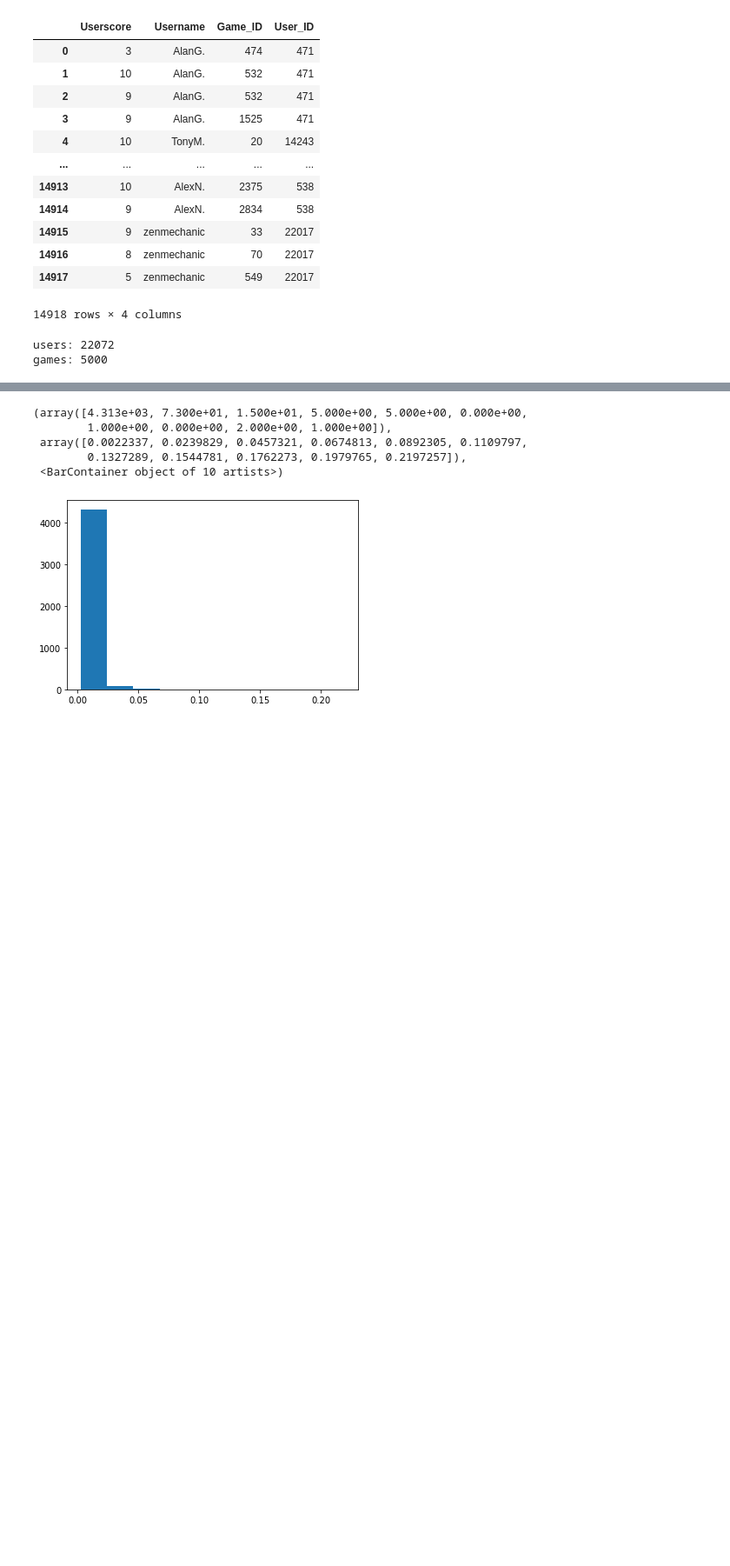
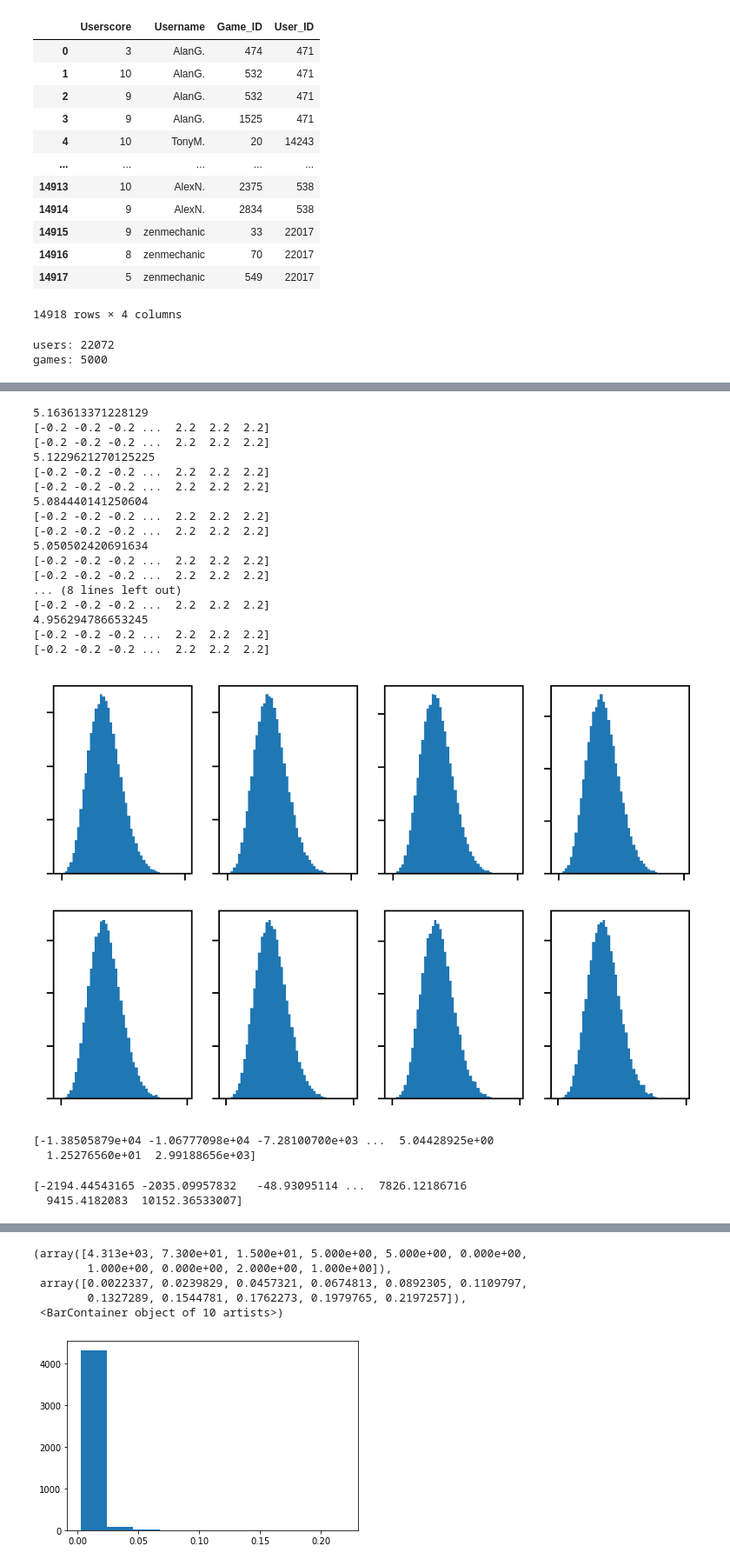
Before and after one commit to psaunderualberta/466_Group_Project, a Jupyter notebook: embeddings2.ipynb, the cells around one changed output, grey strips where cells are left out. Shown at 87% size. Saved outputs shown, nothing was run; the diff lists cells and outputs as text; code cells hidden in the pictures; blank space fills up the shorter version.

```diff
--- a/embeddings2.ipynb
+++ b/embeddings2.ipynb
@@ -365,0 +457,41 @@ model.train(ei_train, alpha=alpha, cycles=cycles)
+# %%
+fig, axs = plt.subplots(2, 4, dpi=180)
+
+e = Embeddings(embed_dim, n_users, n_games, n_range, seed)
+model = EmbeddingMatricesModel(e)
+for i, ax in enumerate(axs.flat):
+    model.train(ei_train, alpha=0.1, n_range=n_range, cycles=1, constraint=True)
+
+    #ax.set(xlabel='x-label', ylabel='y-label')
+    ax.hist(e.calc_preds(ei_train), bins=50)
+    ax.set_yticklabels([])
+    ax.set_xticklabels([])
+# %% [output]
+5.163613371228129
+[-0.2 -0.2 -0.2 ...  2.2  2.2  2.2]
+[-0.2 -0.2 -0.2 ...  2.2  2.2  2.2]
+5.1229621270125225
+[-0.2 -0.2 -0.2 ...  2.2  2.2  2.2]
+[-0.2 -0.2 -0.2 ...  2.2  2.2  2.2]
+5.084440141250604
+[-0.2 -0.2 -0.2 ...  2.2  2.2  2.2]
+[-0.2 -0.2 -0.2 ...  2.2  2.2  2.2]
+5.050502420691634
+[-0.2 -0.2 -0.2 ...  2.2  2.2  2.2]
+[-0.2 -0.2 -0.2 ...  2.2  2.2  2.2]
+... (8 lines left out)
+[-0.2 -0.2 -0.2 ...  2.2  2.2  2.2]
+4.956294786653245
+[-0.2 -0.2 -0.2 ...  2.2  2.2  2.2]
+[-0.2 -0.2 -0.2 ...  2.2  2.2  2.2]
+[figure, added]
+# %%
+print(np.sort(np.ravel(e.embed_games)))
+# %% [output]
+[-1.38505879e+04 -1.06777098e+04 -7.28100700e+03 ...  5.04428925e+00
+  1.25276560e+01  2.99188656e+03]
+# %%
+print(np.sort(np.ravel(e.embed_users)))
+# %% [output]
+[-2194.44543165 -2035.09957832   -48.93095114 ...  7826.12186716
+  9415.4182083  10152.36533007]
```
Also changed, not shown: parts of 19 cells of this notebook, 1 other file.
